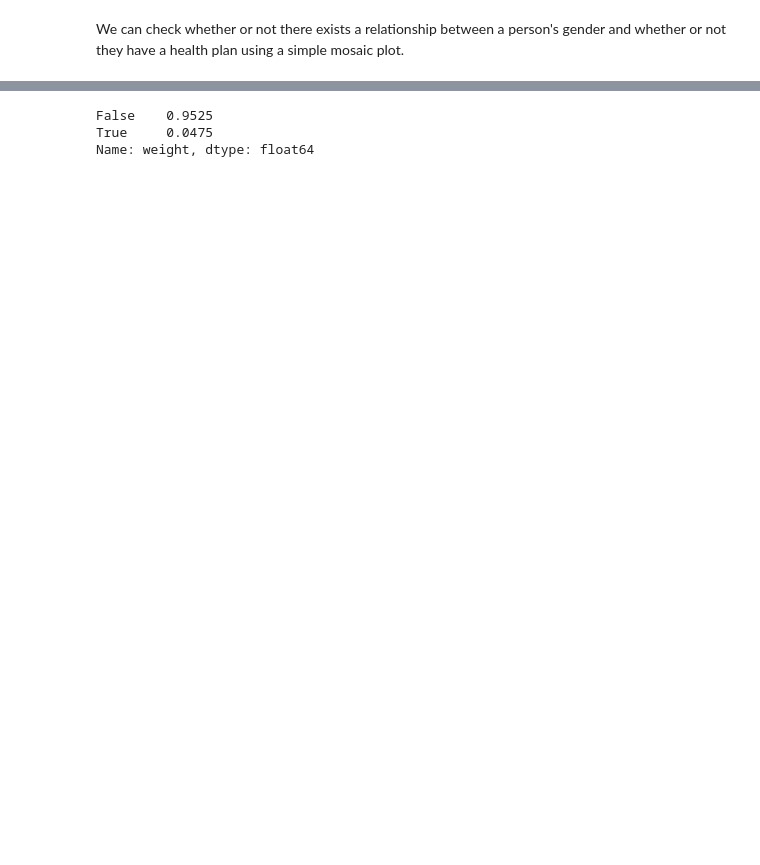
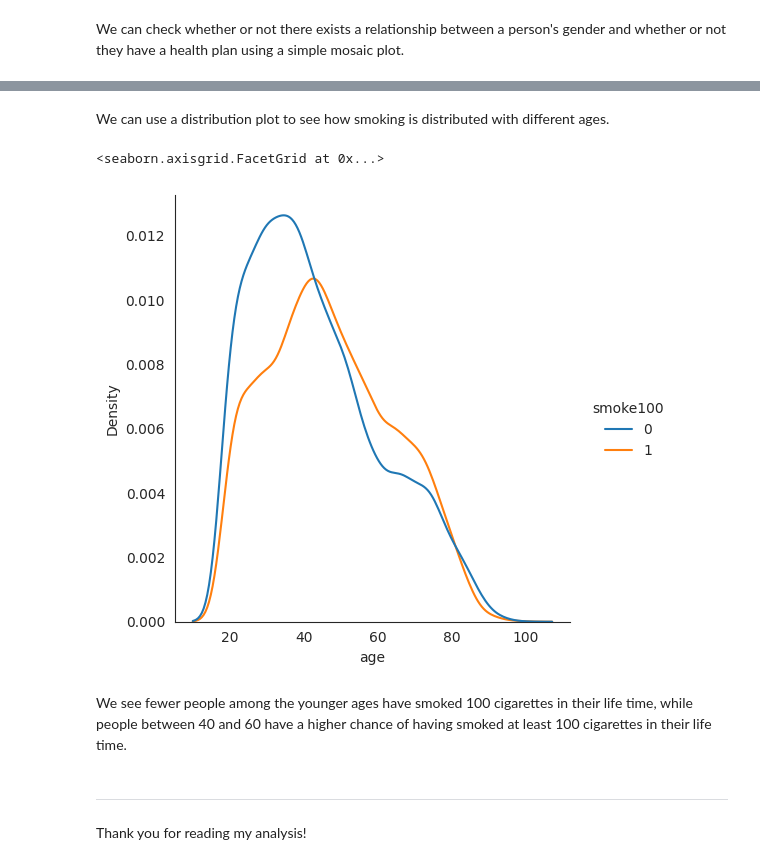
Before and after one commit to EphiWalker/BRFSS_Health, a Jupyter notebook: brfss_health.ipynb, the cells around one changed output, grey strips where cells are left out. Saved outputs shown, nothing was run; the diff lists cells and outputs as text; code cells hidden in the pictures; blank space fills up the shorter version.

```diff
--- a/brfss_health.ipynb
+++ b/brfss_health.ipynb
@@ -523,6 +430,14 @@ cdc['weight'].std()
-# %%
-(abs(cdc['weight']-mean_weight)<=1).value_counts(normalize=True)
-# %% [output]
-False    0.9525
-True     0.0475
-Name: weight, dtype: float64
+# %% [markdown]
+We can use a distribution plot to see how smoking is distributed with different ages.
+# %%
+sns.displot(cdc, x='age', kind="kde", hue='smoke100')
+# %% [output]
+<seaborn.axisgrid.FacetGrid at 0x...>
+[figure, added]
+# %% [markdown]
+We see fewer people among the younger ages have smoked 100 cigarettes in their life time, while people between 40 and 60 have a higher chance of having smoked at least 100 cigarettes in their life time.
+# %% [markdown]
+
+
+---
+Thank you for reading my analysis!
```
Also changed, not shown: parts of 35 cells of this notebook.
